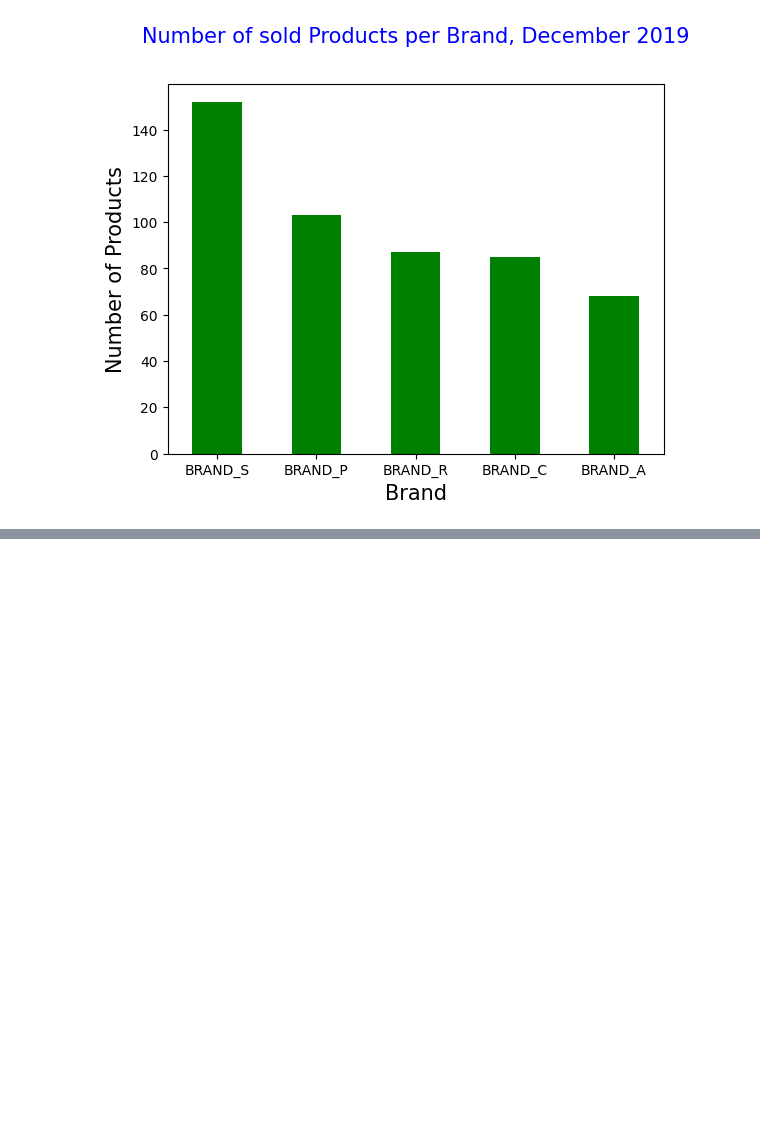
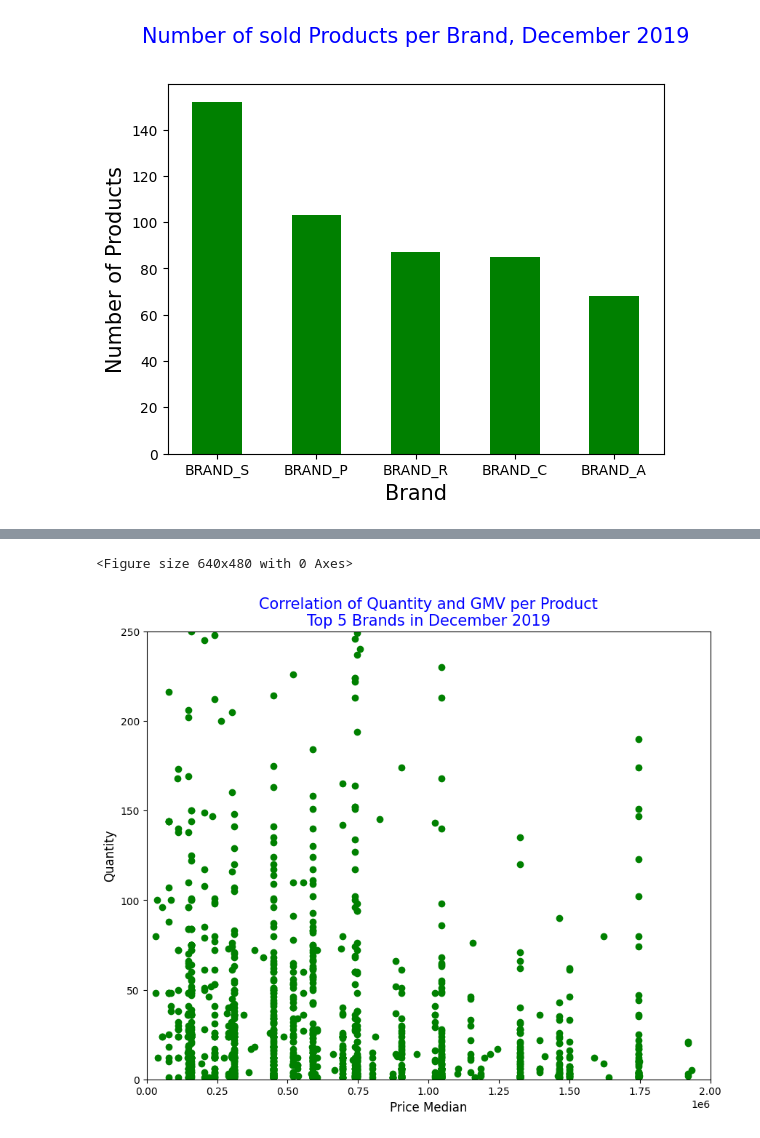
Before and after one commit to davinavc/Data-Analyst, a Jupyter notebook: Retail/Retail.ipynb, the cells around one changed output, grey strips where cells are left out. Cells and saved outputs as stored; diff of their text form; code cells hidden in the pictures; blank space fills up the shorter version.

```diff
--- a/Retail/Retail.ipynb
+++ b/Retail/Retail.ipynb
@@ -115,0 +163,18 @@ plt.show()
+# %%
+# Using a scatter plot to check the correlation between median price and quantity.
+plt.clf()
+#agregat per product
+data_per_product_top5brand_dec = df.groupby('product_id').agg({'quantity': 'sum', 'gmv':'sum', 'item_price':'median'}).reset_index()
+
+#scatter plot
+plt.figure(figsize=(10,8))
+plt.scatter(data_per_product_top5brand_dec['item_price'],data_per_product_top5brand_dec['quantity'], marker='o', color='green')
+plt.title('Correlation of Quantity and GMV per Product\nTop 5 Brands in December 2019',fontsize=15, color='blue')
+plt.xlabel('Price Median', fontsize = 12)
+plt.ylabel('Quantity',fontsize = 12)
+plt.xlim(xmin=0,xmax=2000000)
+plt.ylim(ymin=0,ymax=250)
+plt.show()
+# %% [output]
+<Figure size 640x480 with 0 Axes>
+[figure, added]
```
Also changed, not shown: parts of 8 cells of this notebook.
